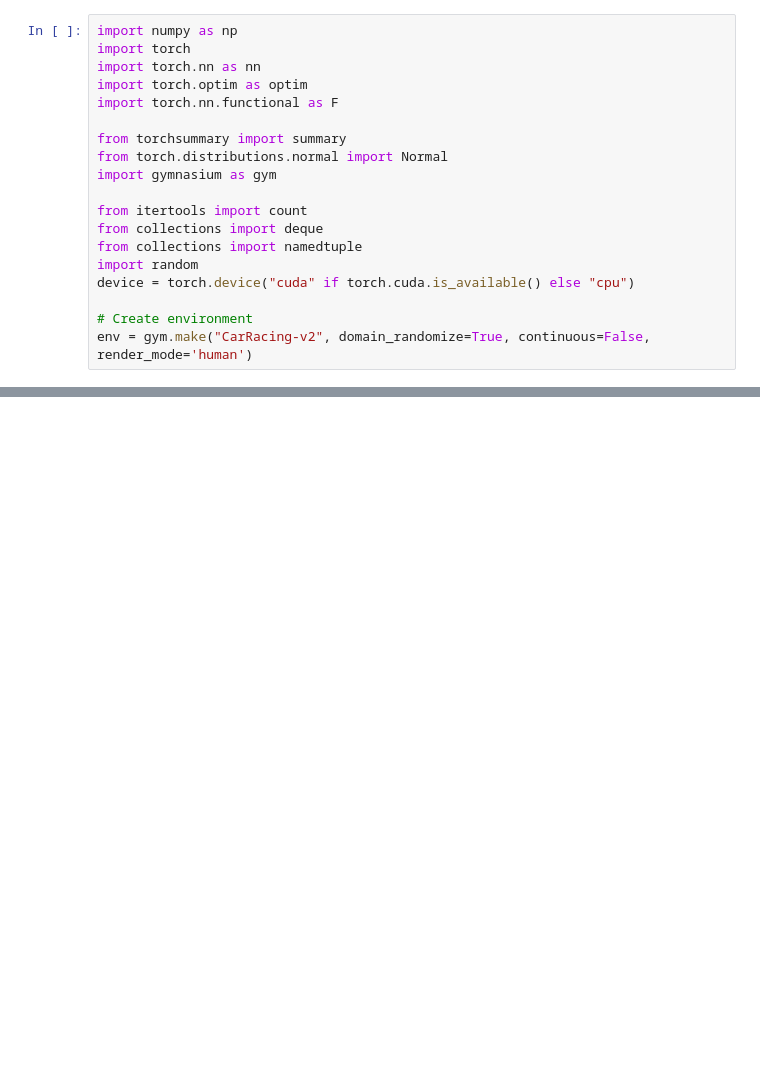
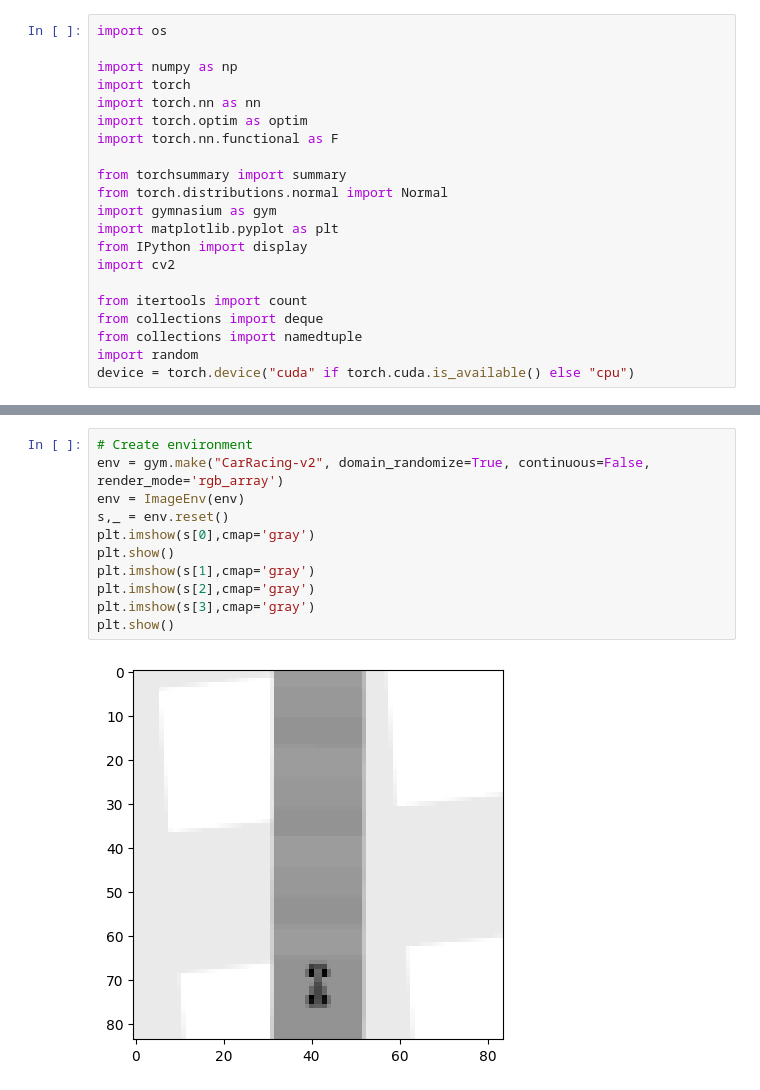
Before and after one commit to MatthewWooQueens/CarRacing, a Jupyter notebook: racing.ipynb, the cells around one changed output, grey strips where cells are left out. Cells and saved outputs as stored; diff of their text form; blank space fills up the shorter version.

```diff
--- a/racing.ipynb
+++ b/racing.ipynb
@@ -27,4 +44,6 @@ Note: you may need to restart the kernel to use updated packages.
 # %%
+import os
+
 import numpy as np
 import torch
 import torch.nn as nn
@@ -34,12 +53,12 @@ import torch.nn.functional as F
 from torchsummary import summary
 from torch.distributions.normal import Normal
 import gymnasium as gym
+import matplotlib.pyplot as plt
+from IPython import display
+import cv2
 
 from itertools import count
 from collections import deque
 from collections import namedtuple
 import random
 device = torch.device("cuda" if torch.cuda.is_available() else "cpu")
-
-# Create environment
-env = gym.make("CarRacing-v2", domain_randomize=True, continuous=False, render_mode='human')
@@ -45,0 +121,13 @@ env = gym.make("CarRacing-v2", domain_randomize=True, continuous=False, render_m
+# %%
+# Create environment
+env = gym.make("CarRacing-v2", domain_randomize=True, continuous=False, render_mode='rgb_array')
+env = ImageEnv(env)
+s,_ = env.reset()
+plt.imshow(s[0],cmap='gray')
+plt.show()
+plt.imshow(s[1],cmap='gray')
+plt.imshow(s[2],cmap='gray')
+plt.imshow(s[3],cmap='gray')
+plt.show()
+# %% [output]
+[figure, added]
```
Also changed, not shown: parts of 16 cells of this notebook.
